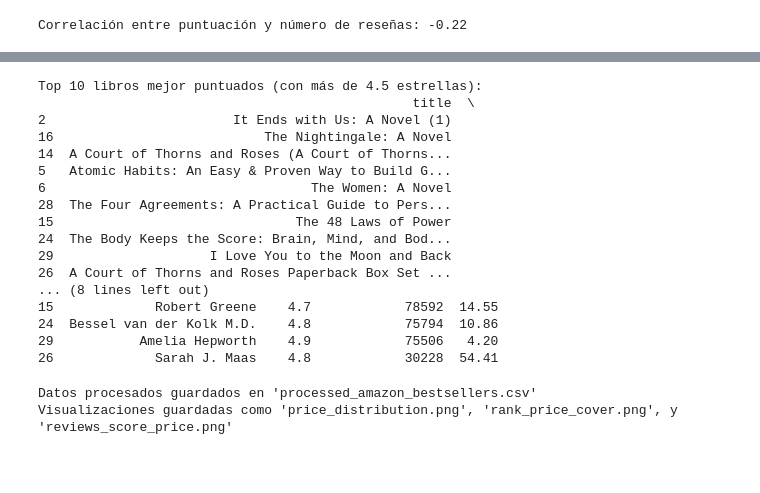
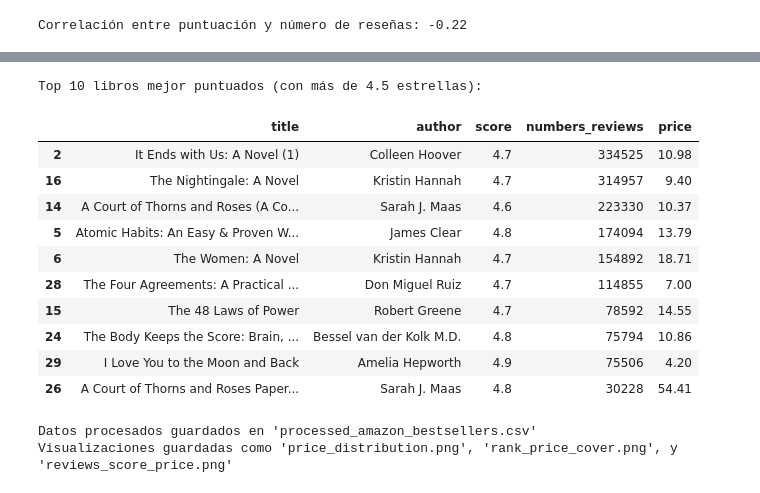
Before and after one commit to LCPallares/amazon_bestsellers, a Jupyter notebook: analyst_amazon_bestsellers.ipynb, the cells around one changed output, grey strips where cells are left out. Drawn from its saved outputs; the diff is of its cells as text; code cells hidden in the pictures; blank space fills up the shorter version.

```diff
--- a/analyst_amazon_bestsellers.ipynb
+++ b/analyst_amazon_bestsellers.ipynb
@@ -111,26 +122,21 @@ plt.close()
 # %%
 # Análisis de los libros mejor puntuados
 top_rated = df[df['score'] > 4.5].sort_values('numbers_reviews', ascending=False).head(10)
 print("\nTop 10 libros mejor puntuados (con más de 4.5 estrellas):")
-print(top_rated[['title', 'author', 'score', 'numbers_reviews', 'price']])
+top_rated[['title', 'author', 'score', 'numbers_reviews', 'price']]
 # %% [output]
 Top 10 libros mejor puntuados (con más de 4.5 estrellas):
-                                                title  \
-2                        It Ends with Us: A Novel (1)
-16                           The Nightingale: A Novel
-14  A Court of Thorns and Roses (A Court of Thorns...
-5   Atomic Habits: An Easy & Proven Way to Build G...
-6                                  The Women: A Novel
-28  The Four Agreements: A Practical Guide to Pers...
-15                               The 48 Laws of Power
-24  The Body Keeps the Score: Brain, Mind, and Bod...
-29                    I Love You to the Moon and Back
-26  A Court of Thorns and Roses Paperback Box Set ...
-... (8 lines left out)
-15             Robert Greene    4.7            78592  14.55
-24  Bessel van der Kolk M.D.    4.8            75794  10.86
-29           Amelia Hepworth    4.9            75506   4.20
-26             Sarah J. Maas    4.8            30228  54.41
+|  | title | author | score | numbers_reviews | price |
+| 2 | It Ends with Us: A Novel (1) | Colleen Hoover | 4.7 | 334525 | 10.98 |
+| 16 | The Nightingale: A Novel | Kristin Hannah | 4.7 | 314957 | 9.40 |
+| 14 | A Court of Thorns and Roses (A Co... | Sarah J. Maas | 4.6 | 223330 | 10.37 |
+| 5 | Atomic Habits: An Easy & Proven W... | James Clear | 4.8 | 174094 | 13.79 |
+| 6 | The Women: A Novel | Kristin Hannah | 4.7 | 154892 | 18.71 |
+| 28 | The Four Agreements: A Practical ... | Don Miguel Ruiz | 4.7 | 114855 | 7.00 |
+| 15 | The 48 Laws of Power | Robert Greene | 4.7 | 78592 | 14.55 |
+| 24 | The Body Keeps the Score: Brain, ... | Bessel van der Kolk M.D. | 4.8 | 75794 | 10.86 |
+| 29 | I Love You to the Moon and Back | Amelia Hepworth | 4.9 | 75506 | 4.20 |
+| 26 | A Court of Thorns and Roses Paper... | Sarah J. Maas | 4.8 | 30228 | 54.41 |
 # %%
 # Guardar resultados procesados
 df.to_csv('processed_amazon_bestsellers.csv', index=False)
```
Also changed, not shown: parts of 5 cells of this notebook.
